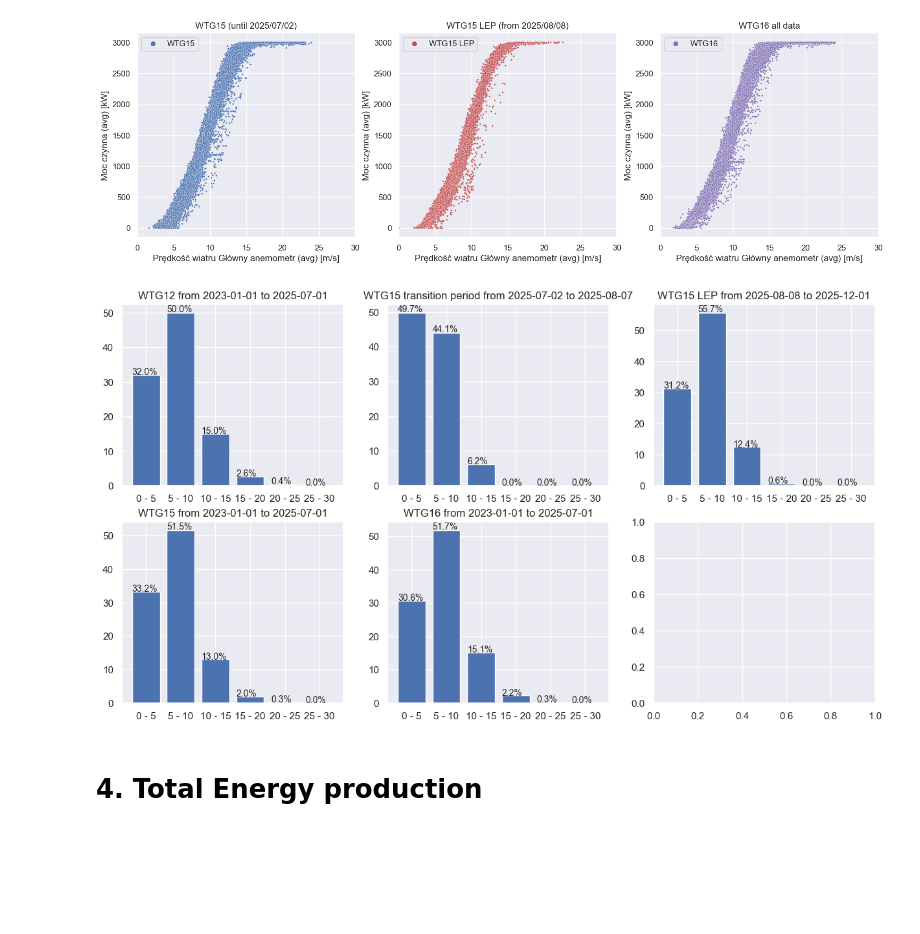
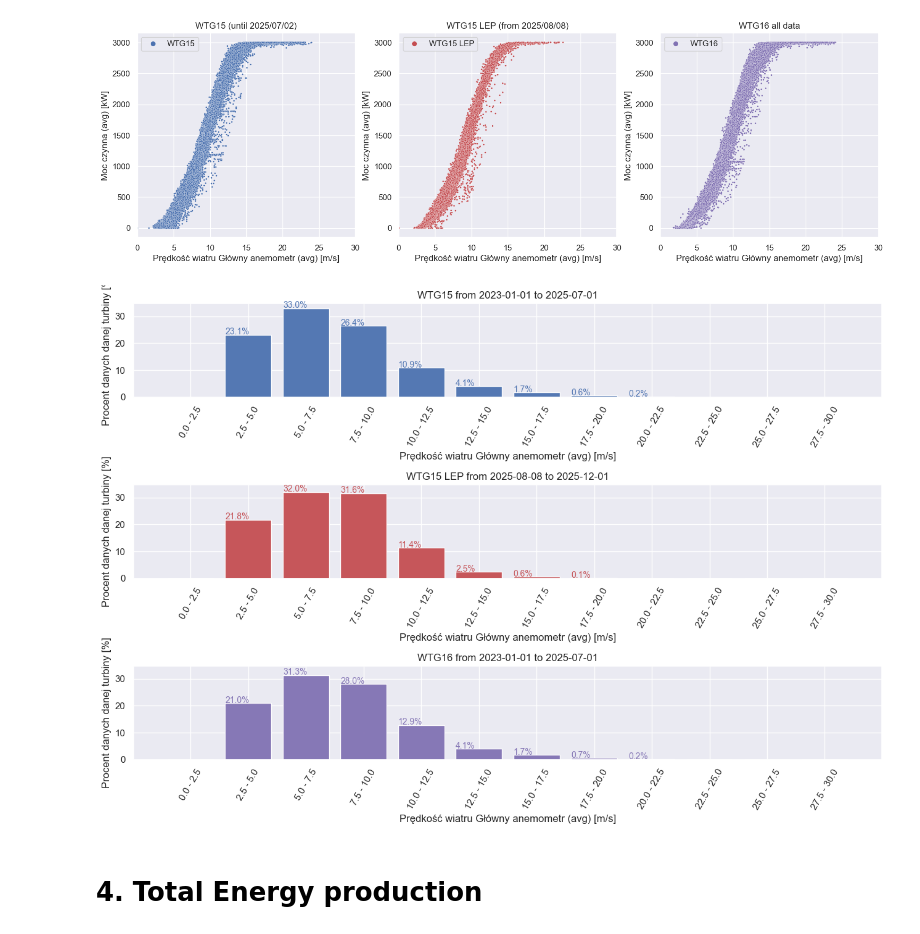
Before and after one commit to Wiktorson/WT-analysis-II, a Jupyter notebook: Side_by_side_analysis_2025.ipynb, the cells around one changed output. Drawn from its saved outputs; the diff is of its cells as text; code cells hidden in the pictures; blank space fills up the shorter version.

```diff
--- a/Side_by_side_analysis_2025.ipynb
+++ b/Side_by_side_analysis_2025.ipynb
@@ -152,19 +152,23 @@ for ax in axes:
 # %% [output]
 [figure]
 # %%
-bins=np.arange(0, 31, 5)
-labels = [f'{b} - {b+5}' for b in bins[:-1]]
+bins=np.arange(0, 31, 2.5)
+labels = [f'{b} - {b+bins[1]-bins[0]}' for b in bins[:-1]]
 
-fig, axes = plt.subplots(2, 3, figsize=(15, 8))
-for i, wtg in enumerate(df_raw['WTG'].unique()):
+fig, axes = plt.subplots(3, 1, figsize=(13, 9), sharey=True)
+for i, wtg in enumerate(['WTG15', 'WTG15 LEP', 'WTG16']):
     ax = axes.flatten()[i]
-    df_temp =  df_raw[df_raw['WTG'] == wtg]
+    df_temp =  df[df['WTG'] == wtg]
     c, bins = np.histogram(df_temp['Prędkość wiatru Główny anemometr (avg) [m/s]'], bins=bins)
-    ax.bar(x=labels, height=c/sum(c)*100)
-    Helpers.add_plt_annotations(ax, suffix='%')
+    ax.bar(x=labels, height=c/sum(c)*100, color=color_dict[wtg], alpha=0.95)
+    Helpers.add_plt_annotations(ax, suffix='%', text_color_diff=True, skip_smaller_than=0.1)
     ax.set_title(f"{wtg} from {df_temp['Sygnatura czasowa'].dt.date.min()} to {df_temp['Sygnatura czasowa'].dt.date.max()}")
+    ax.set_xlabel('Prędkość wiatru Główny anemometr (avg) [m/s]')
+    ax.set_ylabel('Procent danych danej turbiny [%]')
+    ax.set_xticklabels(labels, rotation=60)
+plt.tight_layout()
 # %% [output]
-[figure, old version]
+[figure, new version]
 # %% [markdown]
 # 4. Total Energy production
 # %%
```
Also changed, not shown: parts of 16 cells of this notebook, 2 other files.
